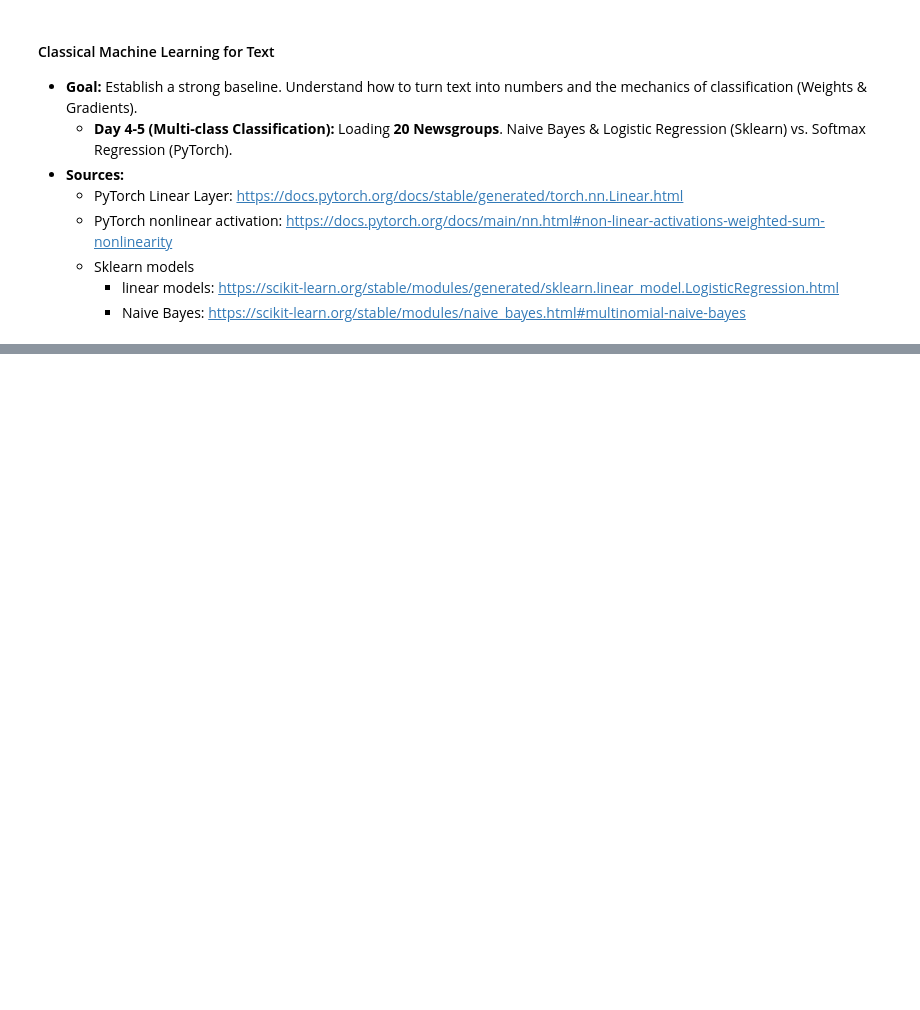
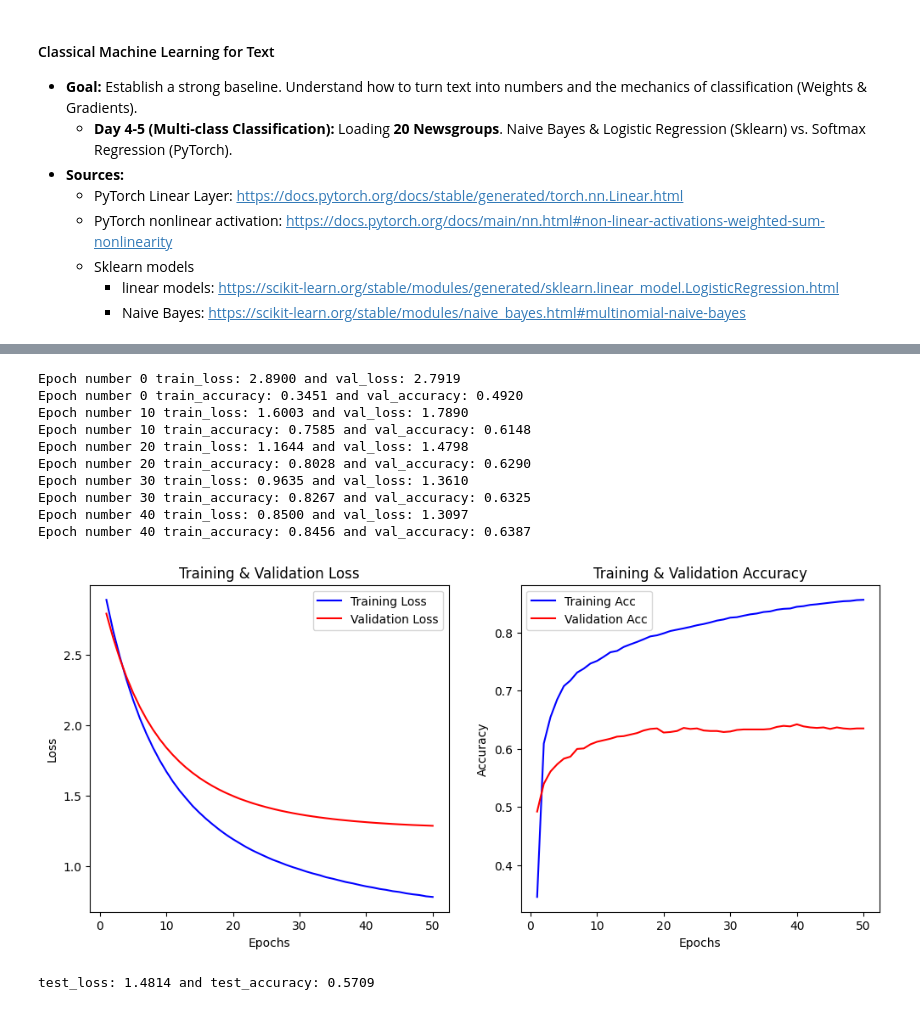
Before and after one commit to mdossett204/AI-maths-foundations, a Jupyter notebook: NLP-learning-notebooks/week1-classical-nlp/multiclass-classification-pytorch-vs-sklearn.ipynb, the cells around one changed output, grey strips where cells are left out. Saved outputs shown, nothing was run; the diff lists cells and outputs as text; code cells hidden in the pictures; blank space fills up the shorter version.

```diff
--- a/NLP-learning-notebooks/week1-classical-nlp/multiclass-classification-pytorch-vs-sklearn.ipynb
+++ b/NLP-learning-notebooks/week1-classical-nlp/multiclass-classification-pytorch-vs-sklearn.ipynb
@@ -24,0 +72,20 @@ from utils import get_newsgroups_ds, create_dataloaders, plot_training_history,
+# %%
+max_features=4000
+tfidf_vectorizer = TfidfVectorizer(max_features=2000)
+X_train_sparse = tfidf_vectorizer.fit_transform(train_df["text"])
+y_train = train_df["label"]
+X_train_tensor = torch.tensor(X_train_sparse.toarray(), dtype=torch.float32)
+y_train_tensor = torch.tensor(y_train.values, dtype=torch.long)
+X_val_sparse = tfidf_vectorizer.transform(val_df["text"])
+y_val = val_df["label"]
+X_val_tensor = torch.tensor(X_val_sparse.toarray(), dtype=torch.float32)
+y_val_tensor = torch.tensor(y_val.values, dtype=torch.long)
+X_test_sparse = tfidf_vectorizer.transform(test_df["text"])
+y_test = test_df["label"]
+X_test_tensor = torch.tensor(X_test_sparse.toarray(), dtype=torch.float32)
+y_test_tensor = torch.tensor(y_test.values, dtype=torch.long)
+# %%
+# create data loader for pytorch models
+train_loader, val_loader, test_loader = create_dataloaders(X_train_tensor, y_train_tensor,
+                                                           X_val_tensor, y_val_tensor,
+                                                           X_test_tensor, y_test_tensor)
@@ -24,0 +187,36 @@ from utils import get_newsgroups_ds, create_dataloaders, plot_training_history,
+# %%
+# In sklearn's Logistic Regression, C is the inverse of regularization strength — a larger C means less regularization.
+# In PyTorch's Adam, weight_decay is the regularization strength directly — a larger value means more regularization.
+# So the they behave oppositely.
+torch.manual_seed(seed)
+linear_classifier = LinearModel(X_train_tensor.shape[1], len(target_names))
+criterion = nn.CrossEntropyLoss() # this applies softmax activation so you don't need to us nn.Softmax layer
+patience = 10
+num_epochs = 50
+lr = 1e-3
+train_classifier = train_test_model(
+    device,
+    linear_classifier,
+    criterion,
+    train_loader,
+    val_loader,
+    patience,
+    num_epochs,
+    lr,
+    l2=1e-5
+)
+test_loss, test_accuracy = evaluate_model(train_classifier, test_loader, criterion, device)
+print(f"test_loss: {test_loss:.4f} and test_accuracy: {test_accuracy:.4f}")
+# %% [output]
+Epoch number 0 train_loss: 2.8900 and val_loss: 2.7919
+Epoch number 0 train_accuracy: 0.3451 and val_accuracy: 0.4920
+Epoch number 10 train_loss: 1.6003 and val_loss: 1.7890
+Epoch number 10 train_accuracy: 0.7585 and val_accuracy: 0.6148
+Epoch number 20 train_loss: 1.1644 and val_loss: 1.4798
+Epoch number 20 train_accuracy: 0.8028 and val_accuracy: 0.6290
+Epoch number 30 train_loss: 0.9635 and val_loss: 1.3610
+Epoch number 30 train_accuracy: 0.8267 and val_accuracy: 0.6325
+Epoch number 40 train_loss: 0.8500 and val_loss: 1.3097
+Epoch number 40 train_accuracy: 0.8456 and val_accuracy: 0.6387
+[figure, added]
+test_loss: 1.4814 and test_accuracy: 0.5709
```
Also changed, not shown: parts of 16 cells of this notebook, 1 other file.
